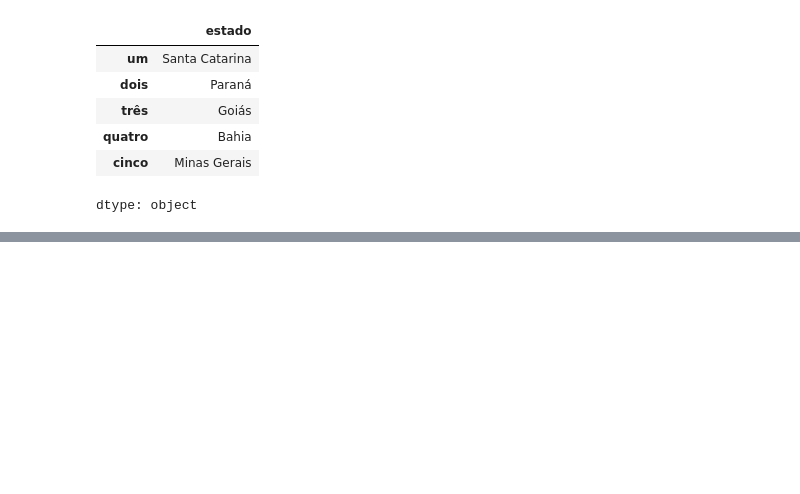
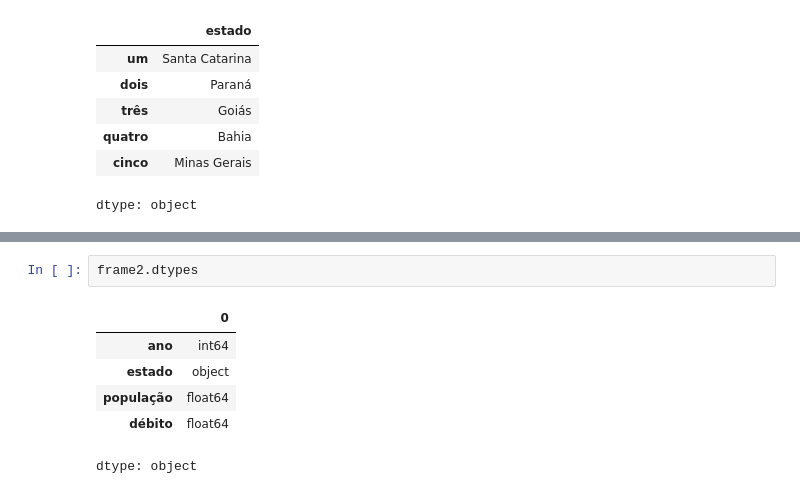
Before and after one commit to LaraDondossola/Estatistica_aplicada, a Jupyter notebook: Implementação_Python_estatistica.ipynb, the cells around one changed output, grey strips where cells are left out. Saved outputs shown, nothing was run; the diff lists cells and outputs as text; blank space fills up the shorter version.

```diff
--- a/Implementação_Python_estatistica.ipynb
+++ b/Implementação_Python_estatistica.ipynb
@@ -159,0 +186,9 @@ dtype: object
+# %%
+frame2.dtypes
+# %% [output]
+|  | 0 |
+| ano | int64 |
+| estado | object |
+| população | float64 |
+| débito | float64 |
+dtype: object
```
Also changed, not shown: parts of 12 cells of this notebook.
